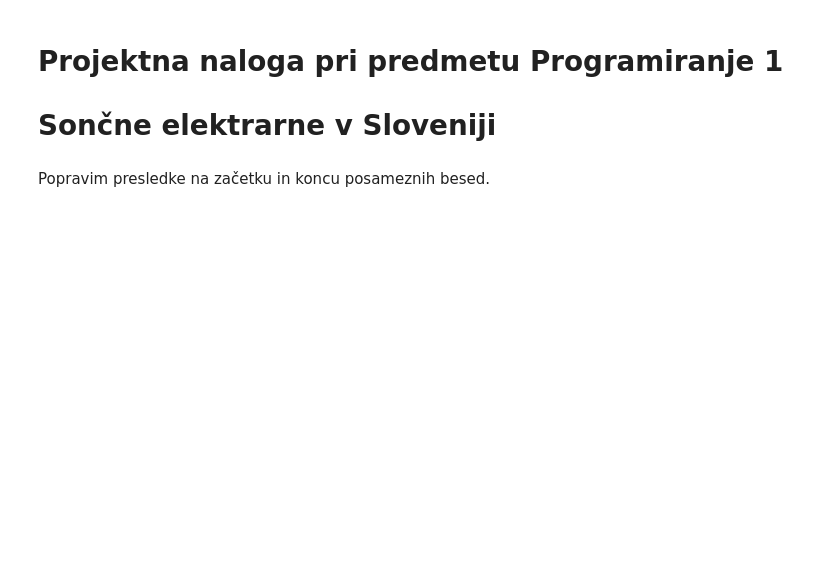
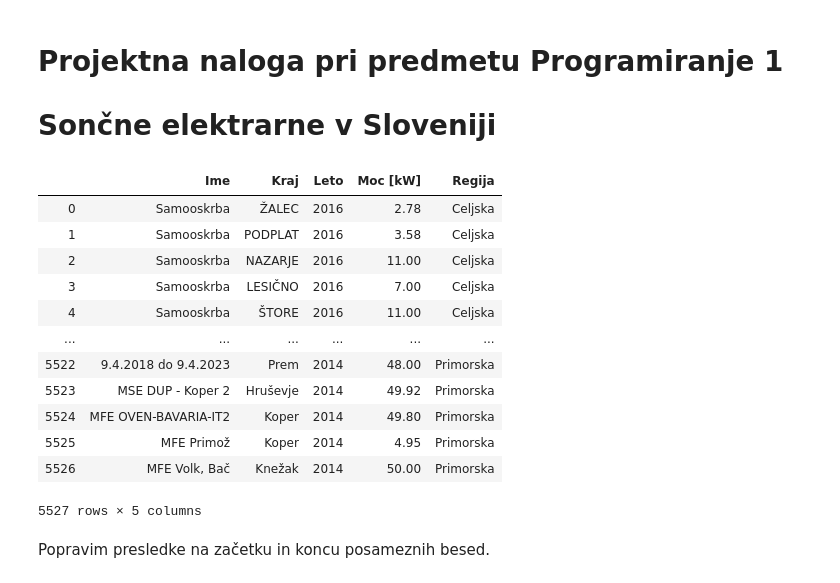
Before and after one commit to patrikmikuz/SoncneElektrarne, a Jupyter notebook: Untitled.ipynb, the cells around one changed output. Saved outputs shown, nothing was run; the diff lists cells and outputs as text; code cells hidden in the pictures; blank space fills up the shorter version.

```diff
--- a/Untitled.ipynb
+++ b/Untitled.ipynb
@@ -3,13 +3,24 @@
 # Sončne elektrarne v Sloveniji
 # %%
 import pandas as pd
-import matplotlib.pyplot as plt
-
+from matplotlib import pyplot as plt
 podatki = pd.read_csv('podatki.csv')
-
-podatki = pd.DataFrame(podatki)
-
 pd.options.display.max_rows = 10
+podatki
+# %% [output]
+|  | Ime | Kraj | Leto | Moc [kW] | Regija |
+| 0 | Samooskrba | ŽALEC | 2016 | 2.78 | Celjska |
+| 1 | Samooskrba | PODPLAT | 2016 | 3.58 | Celjska |
+| 2 | Samooskrba | NAZARJE | 2016 | 11.00 | Celjska |
+| 3 | Samooskrba | LESIČNO | 2016 | 7.00 | Celjska |
+| 4 | Samooskrba | ŠTORE | 2016 | 11.00 | Celjska |
+| ... | ... | ... | ... | ... | ... |
+| 5522 | 9.4.2018 do 9.4.2023 | Prem | 2014 | 48.00 | Primorska |
+| 5523 | MSE DUP - Koper 2 | Hruševje | 2014 | 49.92 | Primorska |
+| 5524 | MFE OVEN-BAVARIA-IT2 | Koper | 2014 | 49.80 | Primorska |
+| 5525 | MFE Primož | Koper | 2014 | 4.95 | Primorska |
+| 5526 | MFE Volk, Bač | Knežak | 2014 | 50.00 | Primorska |
+5527 rows × 5 columns
 # %% [markdown]
 Popravim presledke na začetku in koncu posameznih besed.
 # %%
```
Also changed, not shown: parts of 24 cells of this notebook, 3 other files.
